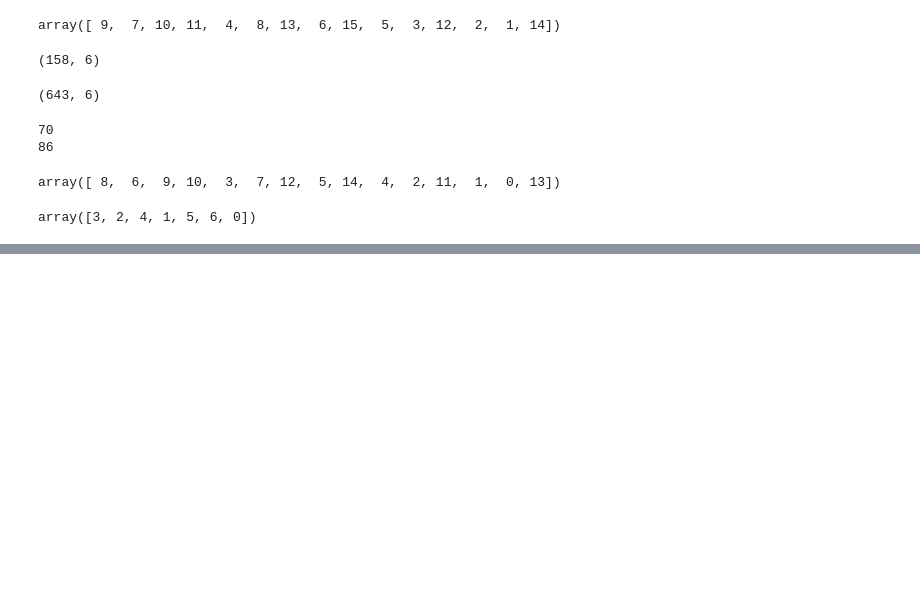
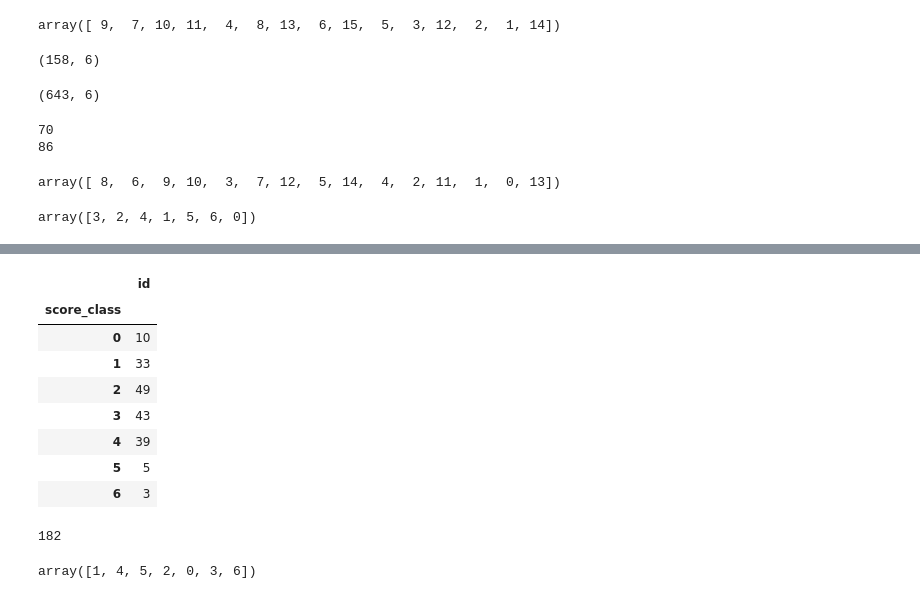
Before and after one commit to gnaven/ArgumentBERT, a Jupyter notebook: Transcripts_Scores.ipynb, the cells around one changed output, grey strips where cells are left out. Saved outputs shown, nothing was run; the diff lists cells and outputs as text; code cells hidden in the pictures; blank space fills up the shorter version.

Commit message:
remaining changes in test py

```diff
--- a/Transcripts_Scores.ipynb
+++ b/Transcripts_Scores.ipynb
@@ -154,0 +168,2 @@ array([3, 2, 4, 1, 5, 6, 0])
+# %%
+df = pd.concat([dftrain_red,dftest_red])
@@ -154,0 +178,15 @@ array([3, 2, 4, 1, 5, 6, 0])
+# %%
+df['id'] = df['username'] +'_'+df['round']
+# %%
+df_helper=df.groupby('id')['score_class'].first().reset_index()
+df_helper.groupby('score_class').count()
+# %% [output]
+|  | id |
+| score_class |  |
+| 0 | 10 |
+| 1 | 33 |
+| 2 | 49 |
+| 3 | 43 |
+| 4 | 39 |
+| 5 | 5 |
+| 6 | 3 |
@@ -154,0 +201,4 @@ array([3, 2, 4, 1, 5, 6, 0])
+# %%
+len(train_ids)+len(test_ids)
+# %% [output]
+182
@@ -154,0 +214,4 @@ array([3, 2, 4, 1, 5, 6, 0])
+# %%
+dftest_red['score_class'].unique()
+# %% [output]
+array([1, 4, 5, 2, 0, 3, 6])
```
Also changed, not shown: parts of 15 cells of this notebook, 1 other file.
